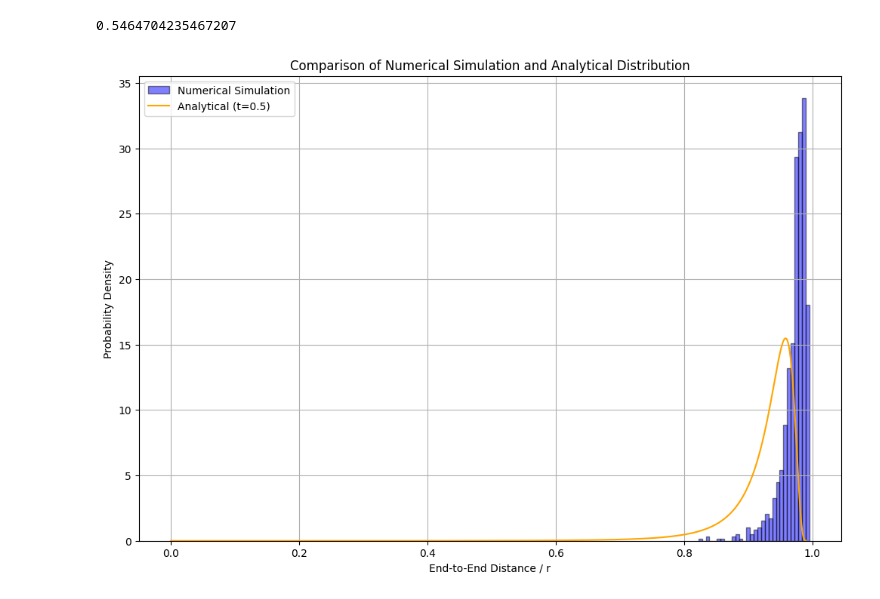
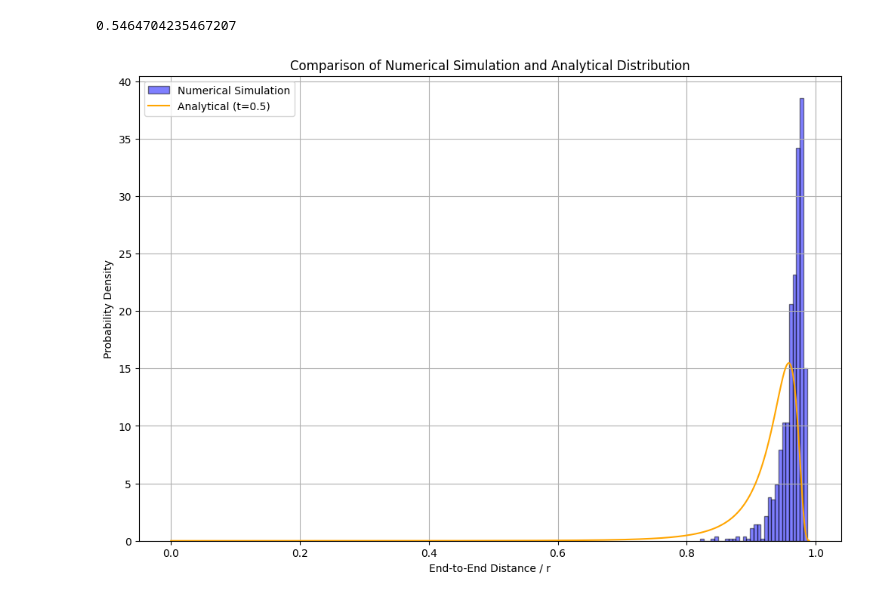
Before and after one commit to B-hub-hue/Python.exam_polymer, a Jupyter notebook: Python_exam_py.ipynb, the cells around one changed output. Cells and saved outputs as stored; diff of their text form; code cells hidden in the pictures.

```diff
--- a/Python_exam_py.ipynb
+++ b/Python_exam_py.ipynb
@@ -147,9 +147,9 @@ def end_to_end_distance(positions):
 
 
 # Parameters for Numerical Simulation
-num_segments = 1000  # Number of segments in the polymer chain
+num_segments = 100  # Number of segments in the polymer chain
 num_trials = 1000   # Number of trials to gather distances
-persistence_length = 3000  # Persistence length
+persistence_length = 300  # Persistence length
 axis_of_rotation = np.array([1, 1, 1])  # Rotate around z-axis
 # Store distances for the numerical simulation
 distances = []
@@ -173,38 +173,38 @@ for _ in range(num_trials):
     vectors = np.array(vectors)
 
     # Calculate the end-to-end distance for this trial
-    distance = end_to_end_distance(vectors.cumsum(axis=0))/1000
+    distance = end_to_end_distance(vectors.cumsum(axis=0))/100
     distances.append(distance)
 
 #....... Prepare data for Analytical Distribution .......
 def P(r = np.linspace(0, 0.99, 1000), t = 0.5):
     """Analytical solution for the probability distribution of end-to-end distance for worm-like chains."""
     a = 0.75 * t
     C = 1 / ((np.pi**3 / 2) * (np.exp(-a)) * (a**(-3/2)) * ((1 + 3 * a**-1) + (15 / 4) * (a**-2)))
     prob = 4 * C * np.pi * (r**2 / (1 - r**2)**(9/2)) * np.exp((-3 * t / 4) * (1 / (1 - r**2)))
     prob /= np.trapz(prob, r)  # Normalize using trapezoidal integration
     return prob
 
 # Range of r values for analytical function
 r = np.linspace(0, 0.99, 1000)
 t = 0.5
 t_value = t  # Let's take t = 10 for the analytical distribution
 analytical_result = P(r, t_value)
 
 # Plotting both distributions
 plt.figure(figsize=(12, 8))
 
 # Plot numerical simulation results
 plt.hist(distances, bins=30, density=True, alpha=0.5, color='blue', edgecolor='black', label='Numerical Simulation')
 
 # Plot analytical result
 plt.plot(r, analytical_result, color='orange', label=f'Analytical (t={t_value})')
 
 plt.xlabel('End-to-End Distance / r')
 plt.ylabel('Probability Density')
 plt.title('Comparison of Numerical Simulation and Analytical Distribution')
 plt.legend()
 plt.grid(True)
 plt.show()
 # %% [output]
-[figure, old version]
+[figure, new version]
```
